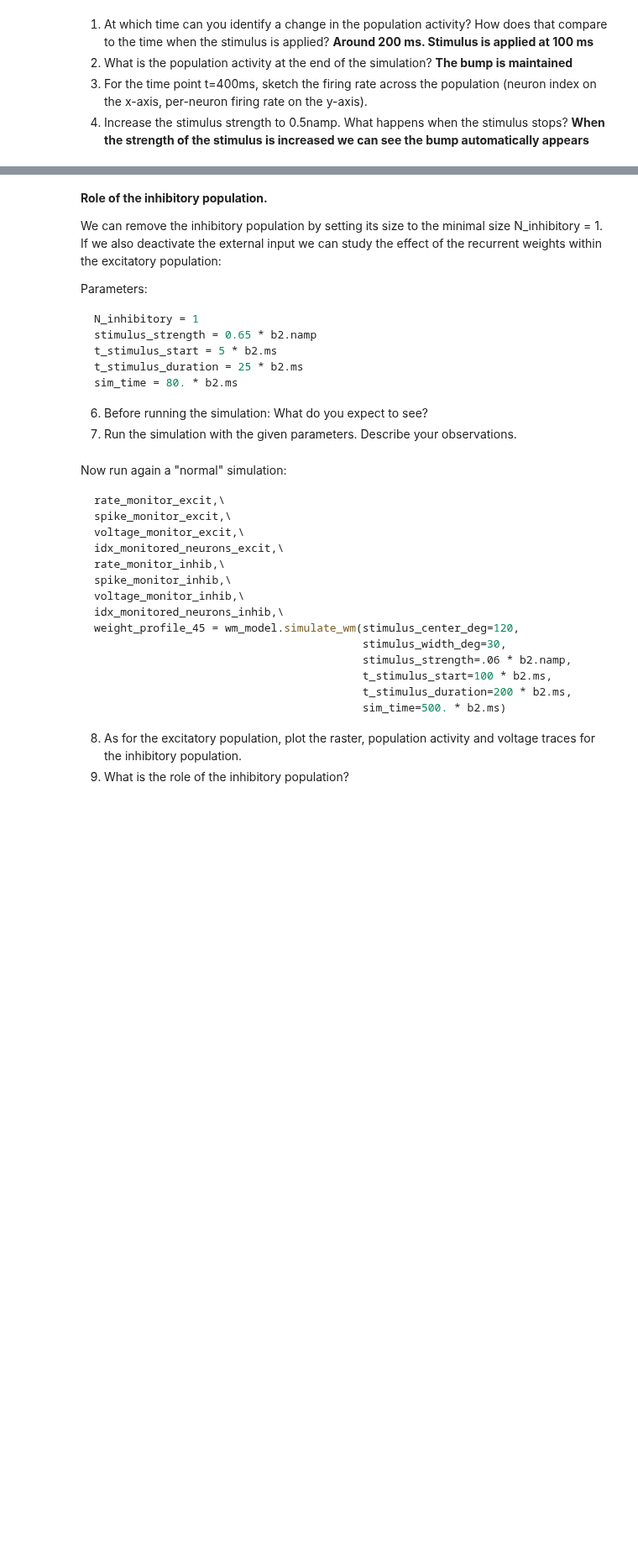
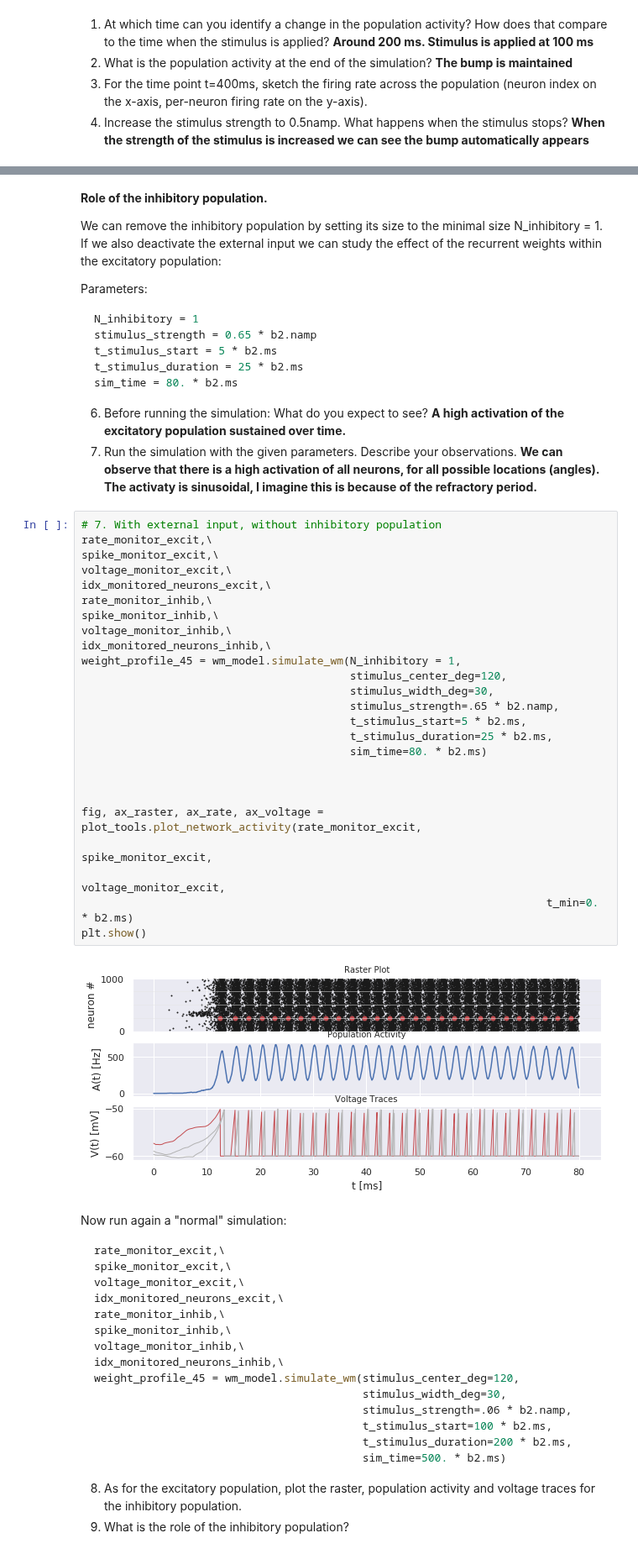
Before and after one commit to mackelab/msne-lsmlsda-2019, a Jupyter notebook: your-code/Project3_AdCrLa/03_spatial_working_memory.ipynb, the cells around one changed output, grey strips where cells are left out. Shown at 84% size. Drawn from its saved outputs; the diff is of its cells as text; blank space fills up the shorter version.

````diff
--- a/your-code/Project3_AdCrLa/03_spatial_working_memory.ipynb
+++ b/your-code/Project3_AdCrLa/03_spatial_working_memory.ipynb
@@ -297,8 +298,35 @@ t_stimulus_duration = 25 * b2.ms
 sim_time = 80. * b2.ms
 ```
 
-6.   Before running the simulation: What do you expect to see?
-7.   Run the simulation with the given parameters. Describe your observations.
+6.   Before running the simulation: What do you expect to see? **A high activation of the excitatory population sustained over time.**
+7.   Run the simulation with the given parameters. Describe your observations. **We can observe that there is a high activation of all neurons, for all possible locations (angles). The activaty is sinusoidal, I imagine this is because of the refractory period.**
+# %%
+# 7. With external input, without inhibitory population
+rate_monitor_excit,\
+spike_monitor_excit,\
+voltage_monitor_excit,\
+idx_monitored_neurons_excit,\
+rate_monitor_inhib,\
+spike_monitor_inhib,\
+voltage_monitor_inhib,\
+idx_monitored_neurons_inhib,\
+weight_profile_45 = wm_model.simulate_wm(N_inhibitory = 1,
+                                         stimulus_center_deg=120,
+                                         stimulus_width_deg=30,
+                                         stimulus_strength=.65 * b2.namp,
+                                         t_stimulus_start=5 * b2.ms,
+                                         t_stimulus_duration=25 * b2.ms,
+                                         sim_time=80. * b2.ms)
+
+
+
+fig, ax_raster, ax_rate, ax_voltage = plot_tools.plot_network_activity(rate_monitor_excit,
+                                                                       spike_monitor_excit,
+                                                                       voltage_monitor_excit,
+                                                                       t_min=0. * b2.ms)
+plt.show()
+# %% [output]
+[figure, added]
 # %% [markdown]
 Now run again a "normal" simulation:
 
````
Also changed, not shown: parts of 6 cells of this notebook.
